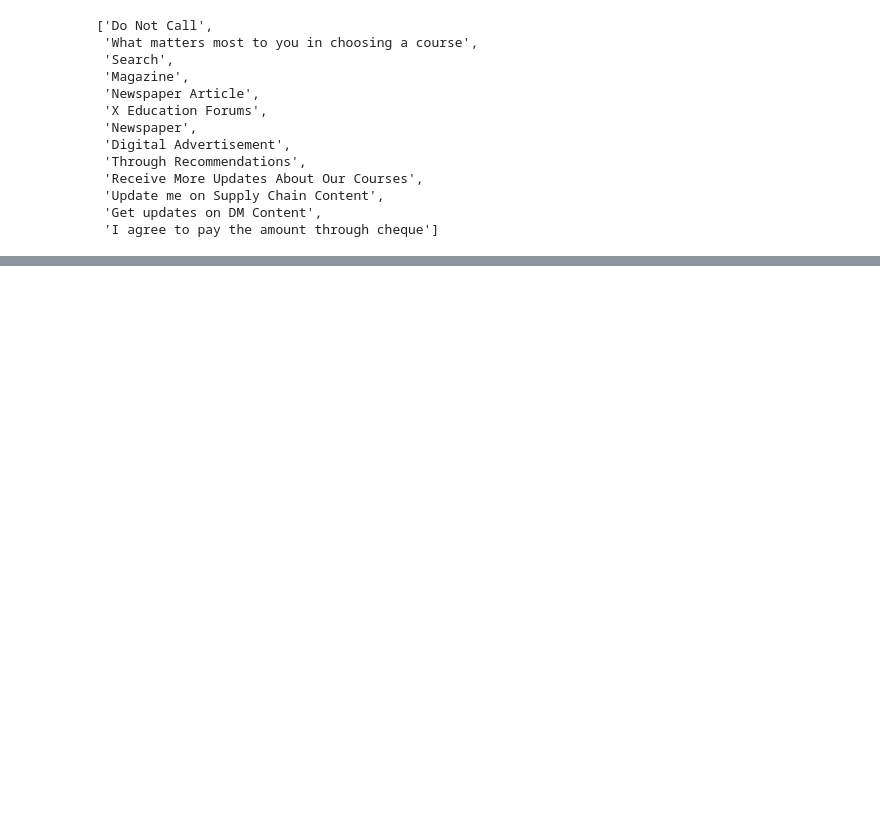
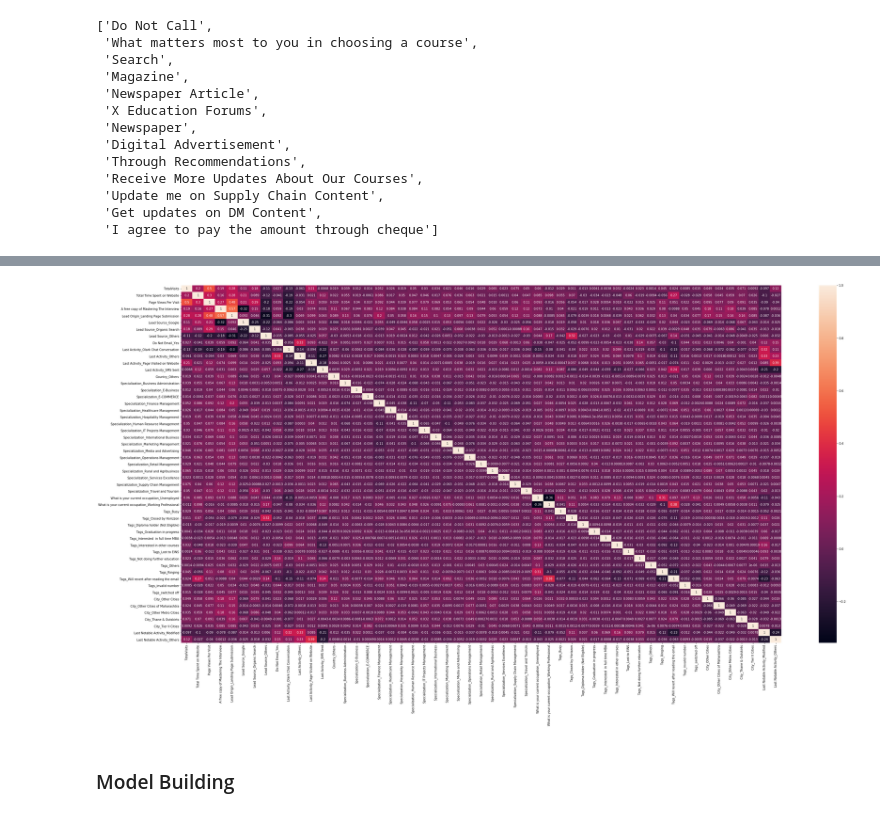
Before and after one commit to singh-manvinder/lead_scoring, a Jupyter notebook: solution.ipynb, the cells around one changed output, grey strips where cells are left out. Saved outputs shown, nothing was run; the diff lists cells and outputs as text; code cells hidden in the pictures; blank space fills up the shorter version.

Commit message:
train test splitting

```diff
--- a/solution.ipynb
+++ b/solution.ipynb
@@ -226,0 +337,4 @@ leads_df.loc[:,['TotalVisits', 'Page Views Per Visit']].describe()
+# %%
+# Putting features to X
+X = leads_df.drop('Converted', axis=1)
+X.head()
@@ -226,0 +349,2 @@ leads_df.loc[:,['TotalVisits', 'Page Views Per Visit']].describe()
+# %%
+X_train, X_test, y_train, y_test = train_test_split(X, y, train_size=0.7, test_size=0.3, random_state=42)
@@ -226,0 +355,4 @@ leads_df.loc[:,['TotalVisits', 'Page Views Per Visit']].describe()
+# %%
+scaler = StandardScaler()
+X_train.loc[:,['TotalVisits', 'Total Time Spent on Website', 'Page Views Per Visit']] = scaler.fit_transform(X_train.loc[:,['TotalVisits', 'Total Time Spent on Website', 'Page Views Per Visit']])
+X_train.loc[:,['TotalVisits', 'Total Time Spent on Website', 'Page Views Per Visit']].head()
@@ -226,0 +386,12 @@ leads_df.loc[:,['TotalVisits', 'Page Views Per Visit']].describe()
+# %%
+cols_to_drop = ['Last Notable Activity_SMS Sent', 'Lead Origin_Others', 'Lead Source_Olark Chat']
+X_test = X_test.drop(cols_to_drop, axis = 1)
+X_train = X_train.drop(cols_to_drop, axis=1)
+# %%
+plt.figure(figsize=(45,22))
+sns.heatmap(X_train.corr(), annot=True)
+plt.show()
+# %% [output]
+[figure, added]
+# %% [markdown]
+### Model Building
```
Also changed, not shown: parts of 34 cells of this notebook.
